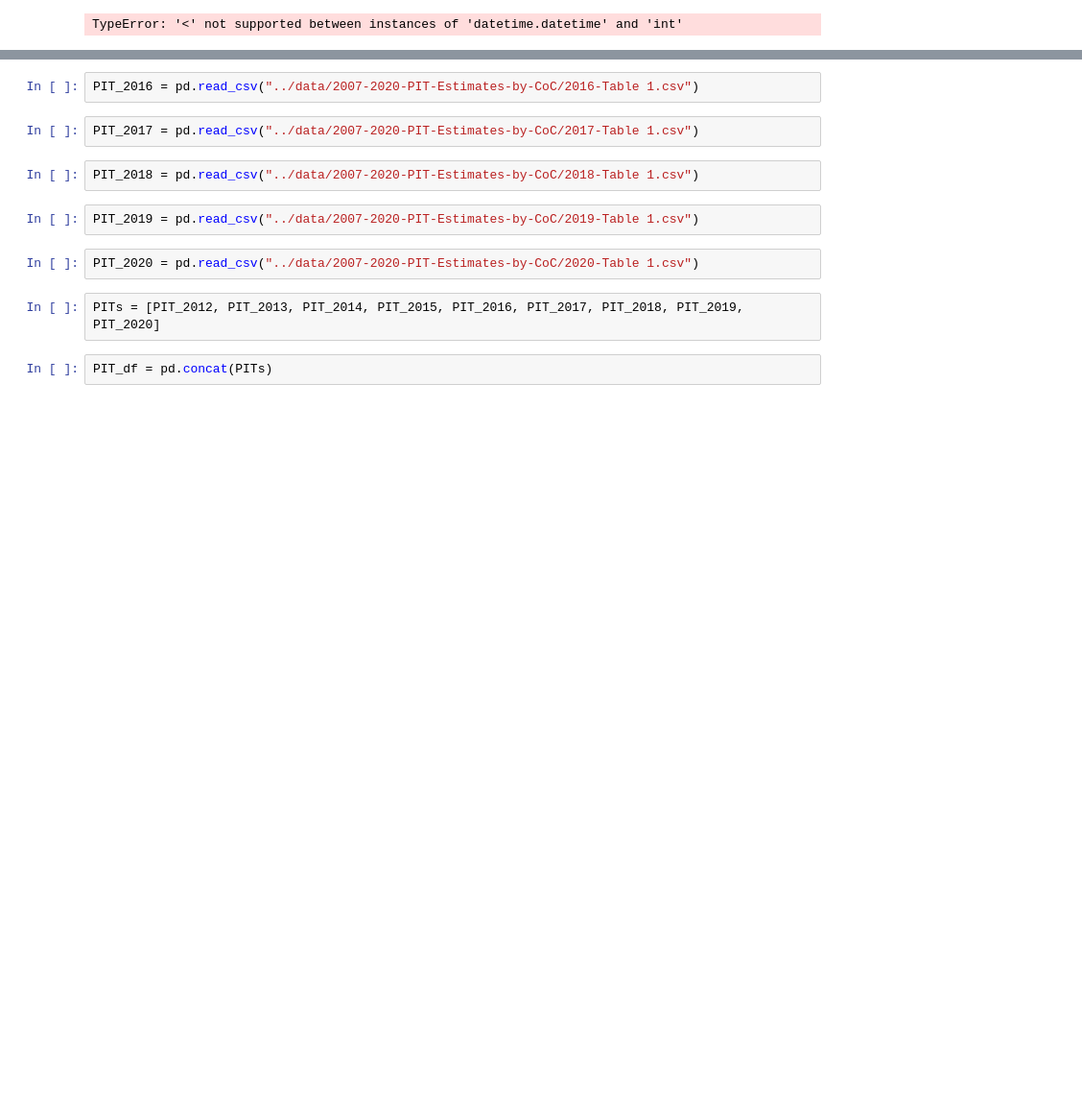
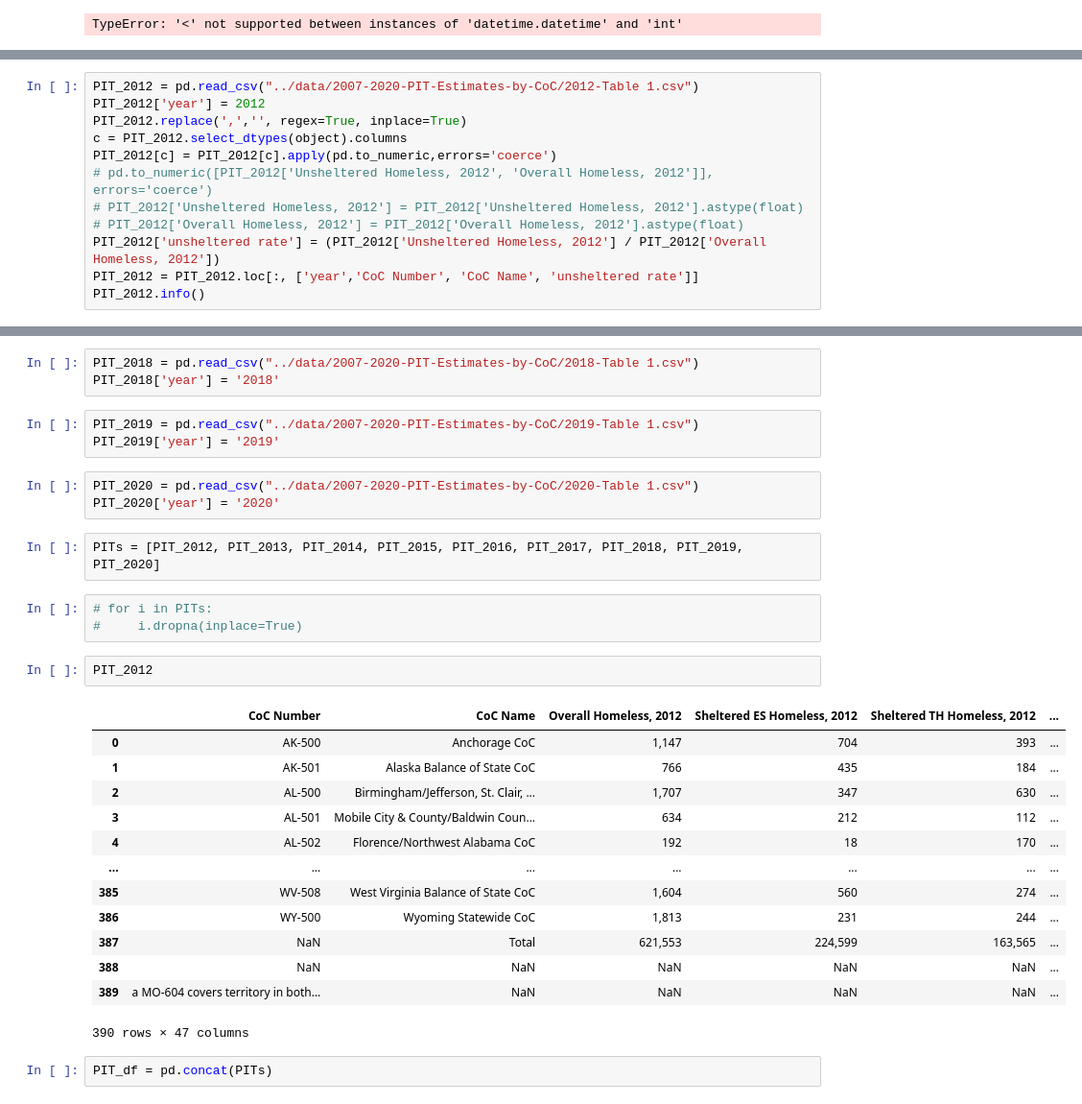
Before and after one commit to nicolacave/predicting_us_homelessness, a Jupyter notebook: notebooks/data_cleaning_homelessness.ipynb, the cells around one changed output, grey strips where cells are left out. Shown: that part at 96% size. Drawn from its saved outputs; the diff is of its cells as text; blank space fills up the shorter version.

Commit message:
pipeline changes, data cleaning, feature engineering

```diff
--- a/notebooks/data_cleaning_homelessness.ipynb
+++ b/notebooks/data_cleaning_homelessness.ipynb
@@ -257,0 +258,12 @@ HIC_df
+# %%
+PIT_2012 = pd.read_csv("../data/2007-2020-PIT-Estimates-by-CoC/2012-Table 1.csv")
+PIT_2012['year'] = 2012
+PIT_2012.replace(',','', regex=True, inplace=True)
+c = PIT_2012.select_dtypes(object).columns
+PIT_2012[c] = PIT_2012[c].apply(pd.to_numeric,errors='coerce')
+# pd.to_numeric([PIT_2012['Unsheltered Homeless, 2012', 'Overall Homeless, 2012']], errors='coerce')
+# PIT_2012['Unsheltered Homeless, 2012'] = PIT_2012['Unsheltered Homeless, 2012'].astype(float)
+# PIT_2012['Overall Homeless, 2012'] = PIT_2012['Overall Homeless, 2012'].astype(float)
+PIT_2012['unsheltered rate'] = (PIT_2012['Unsheltered Homeless, 2012'] / PIT_2012['Overall Homeless, 2012'])
+PIT_2012 = PIT_2012.loc[:, ['year','CoC Number', 'CoC Name', 'unsheltered rate']]
+PIT_2012.info()
@@ -266,15 +323,33 @@ PIT_2015 = pd.read_csv("../data/2007-2020-PIT-Estimates-by-CoC/2015-Table 1.csv"
 # %%
-PIT_2016 = pd.read_csv("../data/2007-2020-PIT-Estimates-by-CoC/2016-Table 1.csv")
+PIT_2018 = pd.read_csv("../data/2007-2020-PIT-Estimates-by-CoC/2018-Table 1.csv")
+PIT_2018['year'] = '2018'
 # %%
-PIT_2017 = pd.read_csv("../data/2007-2020-PIT-Estimates-by-CoC/2017-Table 1.csv")
+PIT_2019 = pd.read_csv("../data/2007-2020-PIT-Estimates-by-CoC/2019-Table 1.csv")
+PIT_2019['year'] = '2019'
 # %%
-PIT_2018 = pd.read_csv("../data/2007-2020-PIT-Estimates-by-CoC/2018-Table 1.csv")
+PIT_2020 = pd.read_csv("../data/2007-2020-PIT-Estimates-by-CoC/2020-Table 1.csv")
+PIT_2020['year'] = '2020'
-# %%
-PIT_2019 = pd.read_csv("../data/2007-2020-PIT-Estimates-by-CoC/2019-Table 1.csv")
-# %%
-PIT_2020 = pd.read_csv("../data/2007-2020-PIT-Estimates-by-CoC/2020-Table 1.csv")
 # %%
 PITs = [PIT_2012, PIT_2013, PIT_2014, PIT_2015, PIT_2016, PIT_2017, PIT_2018, PIT_2019, PIT_2020]
+# %%
+# for i in PITs:
+#     i.dropna(inplace=True)
+# %%
+PIT_2012
+# %% [output]
+|  | CoC Number | CoC Name | Overall Homeless, 2012 | Sheltered ES Homeless, 2012 | Sheltered TH Homeless, 2012 | ... |
+| 0 | AK-500 | Anchorage CoC | 1,147 | 704 | 393 | ... |
+| 1 | AK-501 | Alaska Balance of State CoC | 766 | 435 | 184 | ... |
+| 2 | AL-500 | Birmingham/Jefferson, St. Clair, ... | 1,707 | 347 | 630 | ... |
+| 3 | AL-501 | Mobile City & County/Baldwin Coun... | 634 | 212 | 112 | ... |
+| 4 | AL-502 | Florence/Northwest Alabama CoC | 192 | 18 | 170 | ... |
+| ... | ... | ... | ... | ... | ... | ... |
+| 385 | WV-508 | West Virginia Balance of State CoC | 1,604 | 560 | 274 | ... |
+| 386 | WY-500 | Wyoming Statewide CoC | 1,813 | 231 | 244 | ... |
+| 387 | NaN | Total | 621,553 | 224,599 | 163,565 | ... |
+| 388 | NaN | NaN | NaN | NaN | NaN | ... |
+| 389 | a MO-604 covers territory in both... | NaN | NaN | NaN | NaN | ... |
+390 rows × 47 columns
 # %%
 PIT_df = pd.concat(PITs)
 # %%
```
Also changed, not shown: parts of 23 cells of this notebook, 3 other files.
